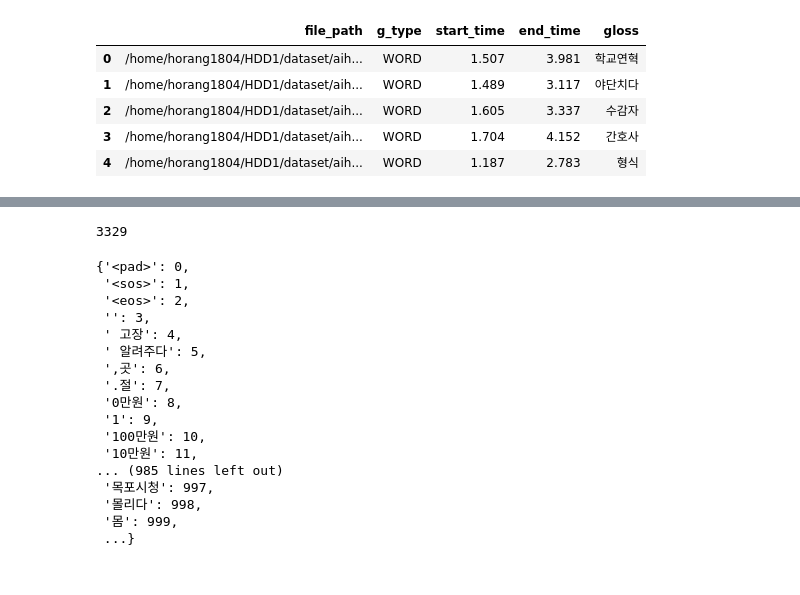
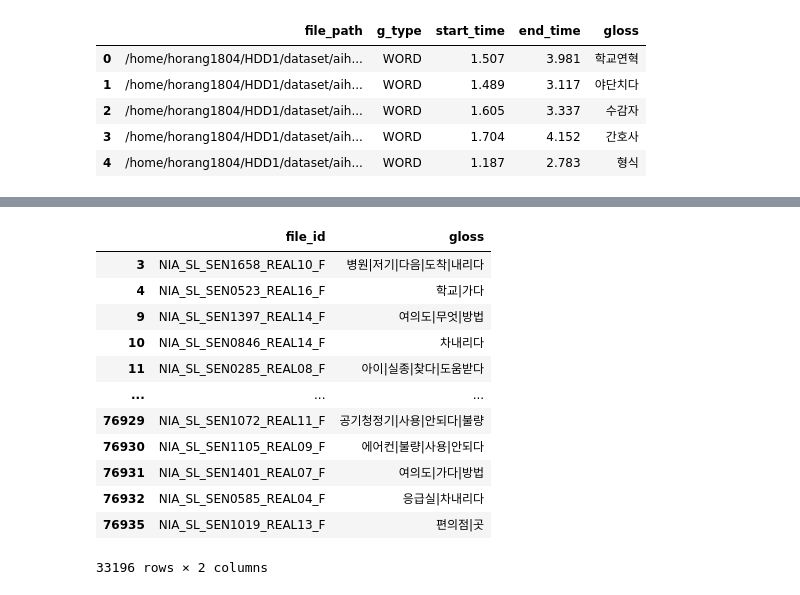
Before and after one commit to StoneMaenggu/coda-modeling, a Jupyter notebook: Pose2Gloss/EDA.ipynb, the cells around one changed output, grey strips where cells are left out. Cells and saved outputs as stored; diff of their text form; code cells hidden in the pictures.

```diff
--- a/Pose2Gloss/EDA.ipynb
+++ b/Pose2Gloss/EDA.ipynb
@@ -29,0 +277,16 @@ Name: count, Length: 2963, dtype: int64
+# %%
+# word2id = {'<pad>':0,
+#            '<sos>':1,
+#            '<eos>':2}
+# for i, word in enumerate(iter(dic.keys())):
+#     word2id[word] = i+3
+
+# id2word = {v:k for k, v in word2id.items()}
+
+#################################################
+
+word2id = {}
+for i, word in enumerate(iter(dic.keys())):
+    word2id[word] = i
+
+id2word = {v:k for k, v in word2id.items()}
@@ -29,0 +344,20 @@ Name: count, Length: 2963, dtype: int64
+# %%
+dic_key = list(word2id.keys())
+dic_key.append('<sos>')
+dic_key.append('<eos>')
+def is_in_dic(x):
+    cnt = 0
+    for i, g in enumerate(x.split('|')):
+        if g in dic_key:
+            cnt+=1
+    return (i+1==cnt)
+# %%
+file_name = 'gloss_label_valid_original.csv'
+save_name = 'gloss_label_valid_cl.csv'
+
+df2 = pd.read_csv(file_name)
+print(df2.head())
+df2.gloss = df2.gloss.apply(process_gloss)
+df2.exist = df2.gloss.apply(is_in_dic)
+print(df2.head())
+len(df2), df2.exist.sum()
@@ -29,0 +378,17 @@ Name: count, Length: 2963, dtype: int64
+# %%
+df2 = df2[df2.exist]
+df2
+# %% [output]
+|  | file_id | gloss |
+| 3 | NIA_SL_SEN1658_REAL10_F | 병원|저기|다음|도착|내리다 |
+| 4 | NIA_SL_SEN0523_REAL16_F | 학교|가다 |
+| 9 | NIA_SL_SEN1397_REAL14_F | 여의도|무엇|방법 |
+| 10 | NIA_SL_SEN0846_REAL14_F | 차내리다 |
+| 11 | NIA_SL_SEN0285_REAL08_F | 아이|실종|찾다|도움받다 |
+| ... | ... | ... |
+| 76929 | NIA_SL_SEN1072_REAL11_F | 공기청정기|사용|안되다|불량 |
+| 76930 | NIA_SL_SEN1105_REAL09_F | 에어컨|불량|사용|안되다 |
+| 76931 | NIA_SL_SEN1401_REAL07_F | 여의도|가다|방법 |
+| 76932 | NIA_SL_SEN0585_REAL04_F | 응급실|차내리다 |
+| 76935 | NIA_SL_SEN1019_REAL13_F | 편의점|곳 |
+33196 rows × 2 columns
@@ -35,4 +409,0 @@ for g in list(df[df.g_type=='SEN'].gloss):
-# %%
-len(np.unique(g_list+list(df[df.g_type=='WORD'].gloss)))
-# %% [output]
-3329
@@ -47,23 +410,3 @@ id2word = {v:k for k, v in word2id.items()}
-# %%
-word2id
-# %% [output]
-{'<pad>': 0,
- '<sos>': 1,
- '<eos>': 2,
- '': 3,
- ' 고장': 4,
- ' 알려주다': 5,
- ',곳': 6,
- '.절': 7,
- '0만원': 8,
- '1': 9,
- '100만원': 10,
- '10만원': 11,
-... (985 lines left out)
- '목포시청': 997,
- '몰리다': 998,
- '몸': 999,
- ...}
 # %%
 import json
 
```
Also changed, not shown: parts of 19 cells of this notebook, 22 other files.
